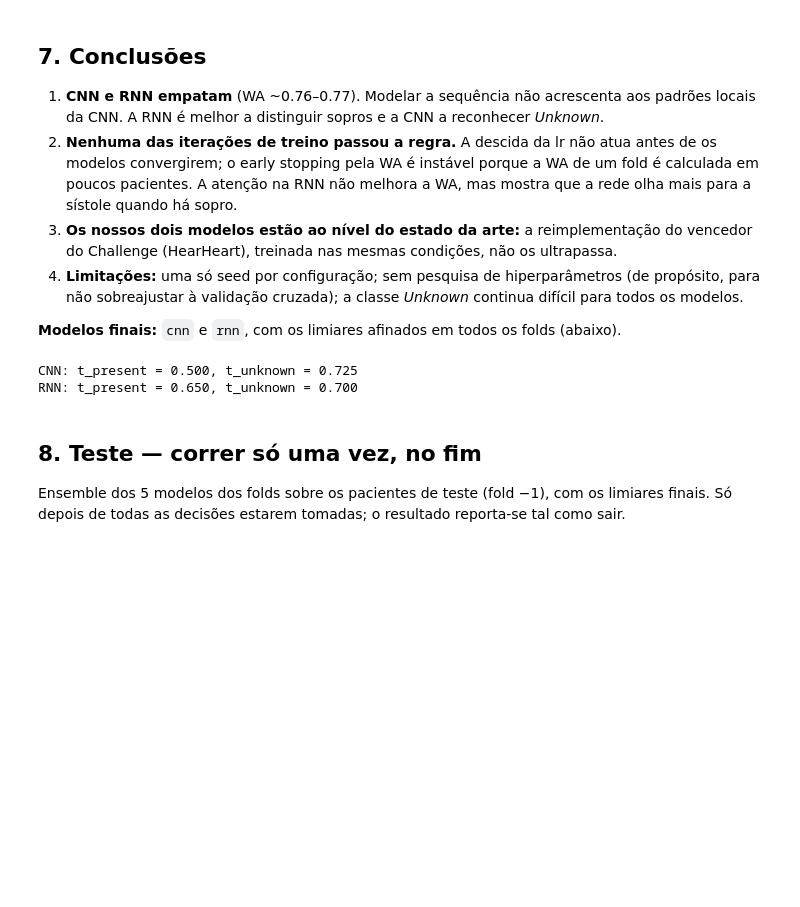
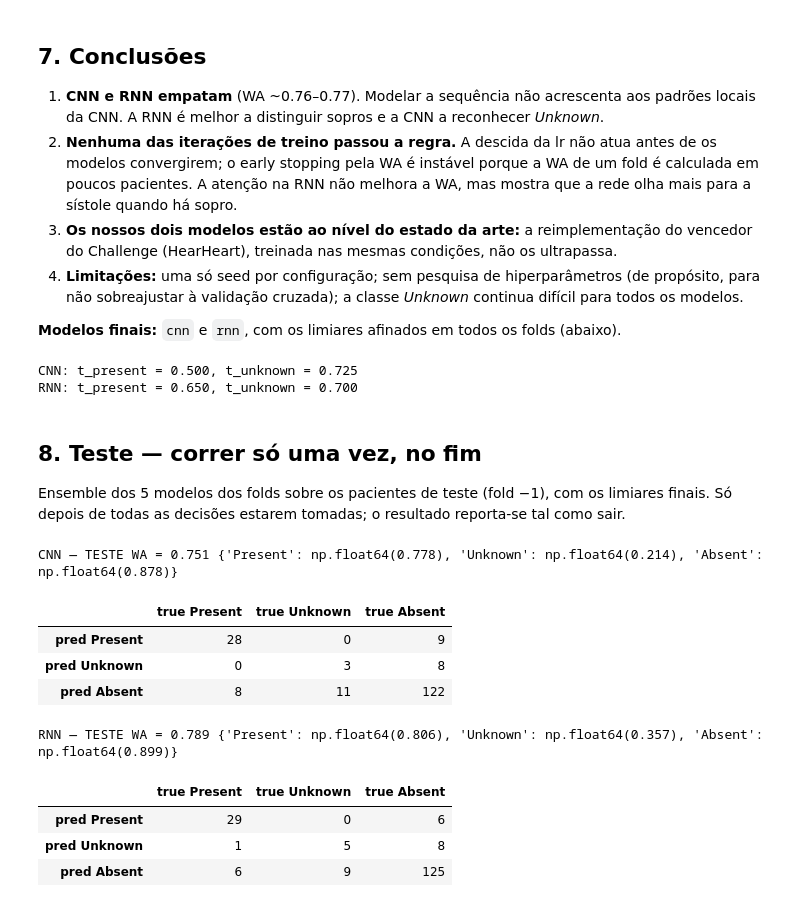
Before and after one commit to amarcos20/FCUP-DL-ML2, a Jupyter notebook: notebooks/06_cnn_rnn.ipynb, the cells around one changed output. Cells and saved outputs as stored; diff of their text form; code cells hidden in the pictures; blank space fills up the shorter version.

Commit message:
Avaliação única no fold de teste com os modelos congelados (CNN 0.751, RNN 0.789)
Co-Authored-By: Claude Opus 5.5 <noreply@anthropic.com>

```diff
--- a/notebooks/06_cnn_rnn.ipynb
+++ b/notebooks/06_cnn_rnn.ipynb
@@ -347,16 +347,27 @@ RNN: t_present = 0.650, t_unknown = 0.700
 Ensemble dos 5 modelos dos folds sobre os pacientes de teste (fold −1), com os limiares finais. Só depois de todas
 as decisões estarem tomadas; o resultado reporta-se tal como sair.
 # %%
-RUN_TEST = False
+RUN_TEST = True
 if RUN_TEST:
     from src.cnn import DEFAULT_CNN_CFG, load_runs as load_cnn_runs, predict_ensemble_cnn
     from src.rnn import predict_ensemble_rnn
     te = (d.windows.fold == -1).to_numpy()
     probs = {'CNN': predict_ensemble_cnn(load_cnn_runs(result_dir('cnn')), d, te, DEFAULT_CNN_CFG | {'num_workers': 0})}
     rnn_runs, rnn_cfg = load_rnn_runs(result_dir('rnn'))
     probs['RNN'] = predict_ensemble_rnn(rnn_runs, d, te, rnn_cfg | {'num_workers': 0})
     for n, p in probs.items():
         pat_te = patient_scores(d.windows[te], p)
         r = report(pat_te.murmur, predict_rule(pat_te, *T_FINAL[n]))
         print(f'{n} — TESTE WA = %.3f' % r['weighted_accuracy'], {c: round(v, 3) for c, v in r['recall'].items()})
         display(confusion_df(r))
+# %% [output]
+CNN — TESTE WA = 0.751 {'Present': np.float64(0.778), 'Unknown': np.float64(0.214), 'Absent': np.float64(0.878)}
+|  | true Present | true Unknown | true Absent |
+| pred Present | 28 | 0 | 9 |
+| pred Unknown | 0 | 3 | 8 |
+| pred Absent | 8 | 11 | 122 |
+RNN — TESTE WA = 0.789 {'Present': np.float64(0.806), 'Unknown': np.float64(0.357), 'Absent': np.float64(0.899)}
+|  | true Present | true Unknown | true Absent |
+| pred Present | 29 | 0 | 6 |
+| pred Unknown | 1 | 5 | 8 |
+| pred Absent | 6 | 9 | 125 |
```
Also changed, not shown: 1 other file.
